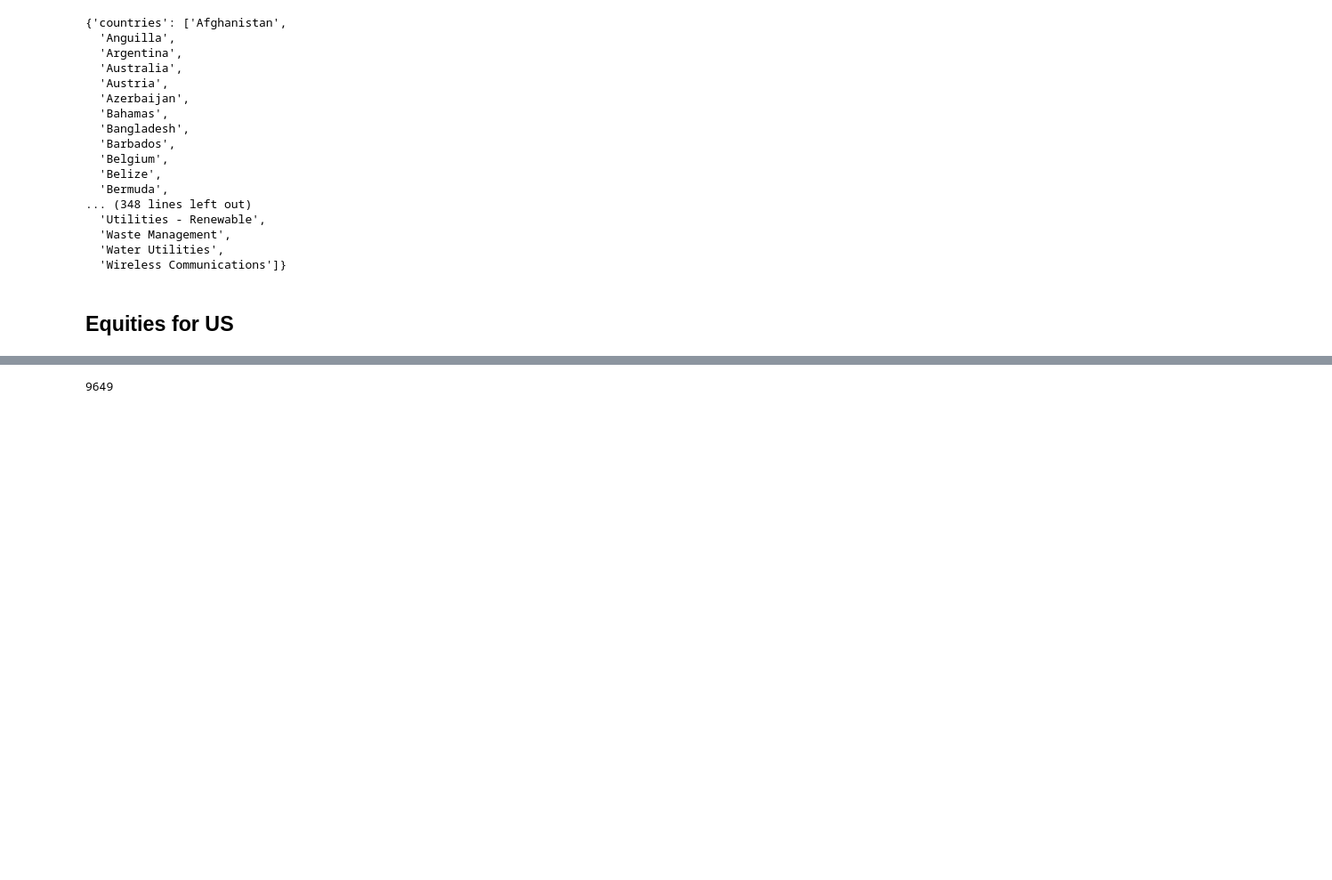
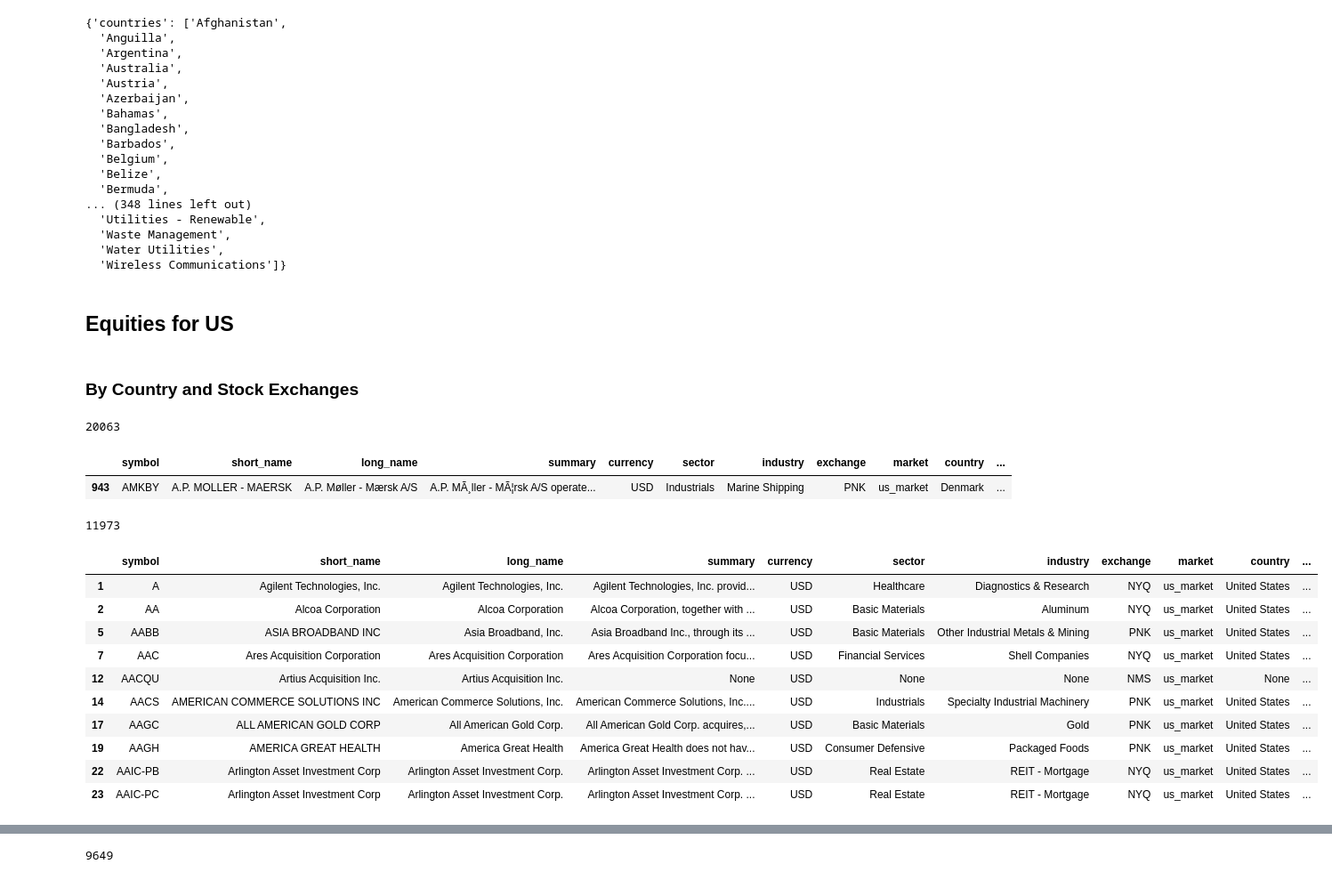
Before and after one commit to alpha2phi-platform/alphalib, a Jupyter notebook: 01a_dataset.ipynb, the cells around one changed output, grey strips where cells are left out. Shown at 89% size. Cells and saved outputs as stored; diff of their text form; code cells hidden in the pictures; blank space fills up the shorter version.

```diff
--- a/01a_dataset.ipynb
+++ b/01a_dataset.ipynb
@@ -204,3 +204,40 @@ equities_all_categories
   'Wireless Communications']}
 # %% [markdown]
 ## Equities for US
+# %% [markdown]
+### By Country and Stock Exchanges
+# %%
+all_equities = fd.select_equities()
+df_all_equities = pd.DataFrame(all_equities)
+# %%
+df_all_equities = df_all_equities.T
+df_all_equities.index.name = "symbol"
+df_all_equities.reset_index(inplace=True)
+# %%
+print(len(df_all_equities))
+df_all_equities[df_all_equities["symbol"] == "AMKBY"].head(10)
+# %% [output]
+20063
+|  | symbol | short_name | long_name | summary | currency | sector | industry | exchange | market | country | ... |
+| 943 | AMKBY | A.P. MOLLER - MAERSK | A.P. Møller - Mærsk A/S | A.P. MÃ¸ller - MÃ¦rsk A/S operate... | USD | Industrials | Marine Shipping | PNK | us_market | Denmark | ... |
+# %%
+df_us_market = df_all_equities[ (df_all_equities["country"] == "United States") |
+                               ( (df_all_equities["exchange"].isin(["NMS","NYQ"])) & (df_all_equities["market"] == "us_market") ) ]
+# %%
+print(len(df_us_market))
+# %% [output]
+11973
+# %%
+df_us_market.head(10)
+# %% [output]
+|  | symbol | short_name | long_name | summary | currency | sector | industry | exchange | market | country | ... |
+| 1 | A | Agilent Technologies, Inc. | Agilent Technologies, Inc. | Agilent Technologies, Inc. provid... | USD | Healthcare | Diagnostics & Research | NYQ | us_market | United States | ... |
+| 2 | AA | Alcoa Corporation | Alcoa Corporation | Alcoa Corporation, together with ... | USD | Basic Materials | Aluminum | NYQ | us_market | United States | ... |
+| 5 | AABB | ASIA BROADBAND INC | Asia Broadband, Inc. | Asia Broadband Inc., through its ... | USD | Basic Materials | Other Industrial Metals & Mining | PNK | us_market | United States | ... |
+| 7 | AAC | Ares Acquisition Corporation | Ares Acquisition Corporation | Ares Acquisition Corporation focu... | USD | Financial Services | Shell Companies | NYQ | us_market | United States | ... |
+| 12 | AACQU | Artius Acquisition Inc. | Artius Acquisition Inc. | None | USD | None | None | NMS | us_market | None | ... |
+| 14 | AACS | AMERICAN COMMERCE SOLUTIONS INC | American Commerce Solutions, Inc. | American Commerce Solutions, Inc.... | USD | Industrials | Specialty Industrial Machinery | PNK | us_market | United States | ... |
+| 17 | AAGC | ALL AMERICAN GOLD CORP | All American Gold Corp. | All American Gold Corp. acquires,... | USD | Basic Materials | Gold | PNK | us_market | United States | ... |
+| 19 | AAGH | AMERICA GREAT HEALTH | America Great Health | America Great Health does not hav... | USD | Consumer Defensive | Packaged Foods | PNK | us_market | United States | ... |
+| 22 | AAIC-PB | Arlington Asset Investment Corp | Arlington Asset Investment Corp. | Arlington Asset Investment Corp. ... | USD | Real Estate | REIT - Mortgage | NYQ | us_market | United States | ... |
+| 23 | AAIC-PC | Arlington Asset Investment Corp | Arlington Asset Investment Corp. | Arlington Asset Investment Corp. ... | USD | Real Estate | REIT - Mortgage | NYQ | us_market | United States | ... |
```
Also changed, not shown: parts of 11 cells of this notebook, 5 other files.
